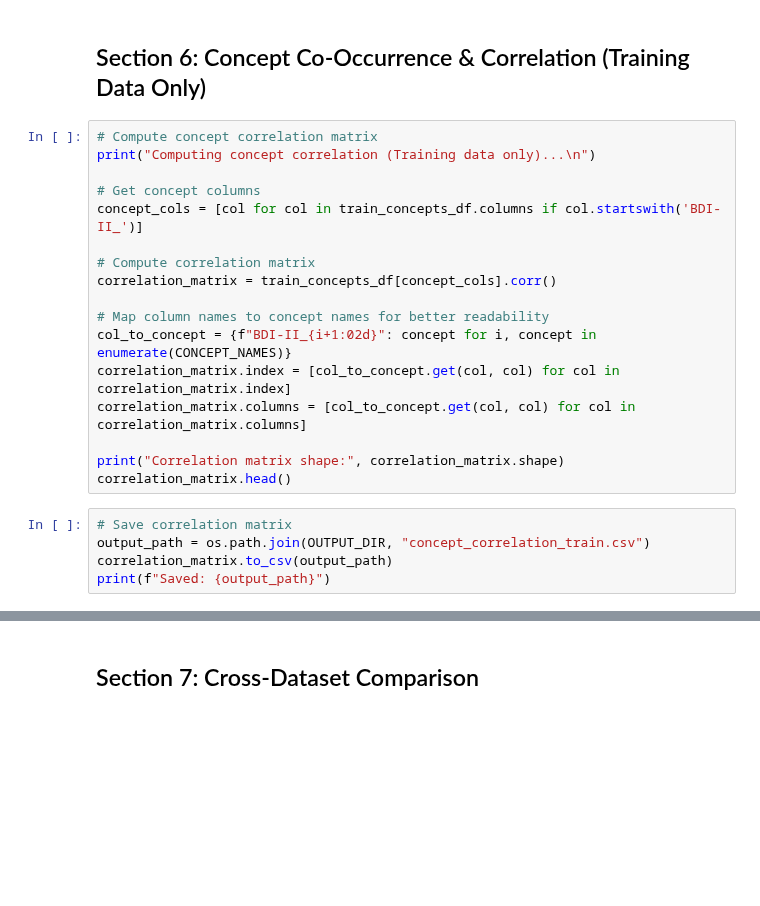
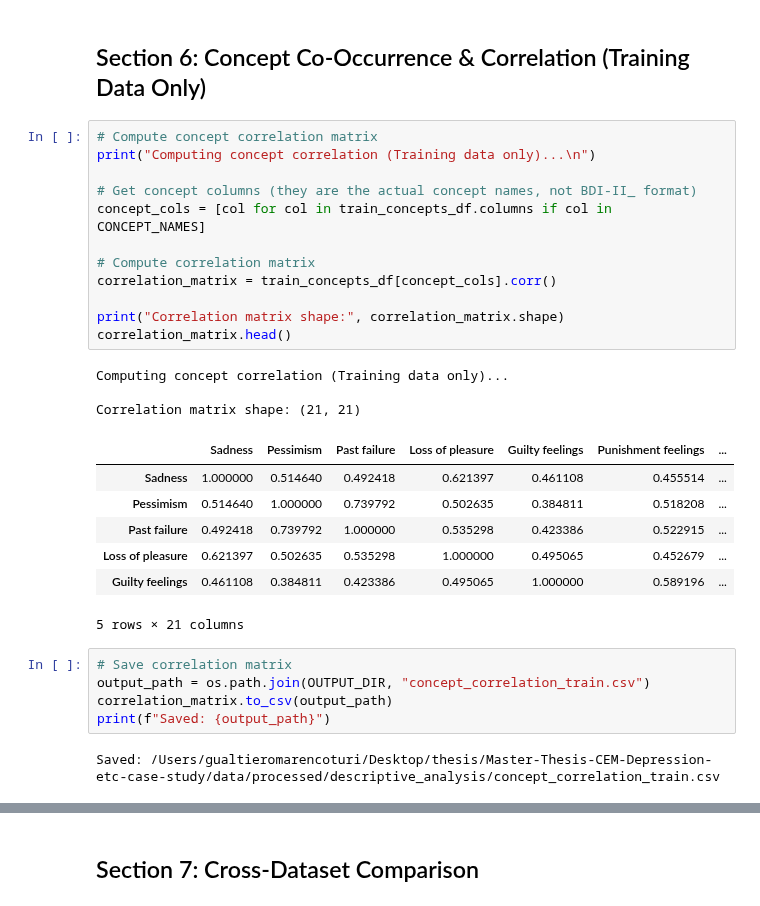
Before and after one commit to Gualtier0/Master-Thesis-CEM-Depression-case-study, a Jupyter notebook: whole_attention_pipeline/alternative_pipeline/00_descriptive_analysis.ipynb, the cells around one changed output, grey strips where cells are left out. Cells and saved outputs as stored; diff of their text form; blank space fills up the shorter version.

```diff
--- a/whole_attention_pipeline/alternative_pipeline/00_descriptive_analysis.ipynb
+++ b/whole_attention_pipeline/alternative_pipeline/00_descriptive_analysis.ipynb
@@ -720,25 +753,33 @@ plt.show()
 # %%
 # Compute concept correlation matrix
 print("Computing concept correlation (Training data only)...\n")
 
-# Get concept columns
-concept_cols = [col for col in train_concepts_df.columns if col.startswith('BDI-II_')]
+# Get concept columns (they are the actual concept names, not BDI-II_ format)
+concept_cols = [col for col in train_concepts_df.columns if col in CONCEPT_NAMES]
 
 # Compute correlation matrix
 correlation_matrix = train_concepts_df[concept_cols].corr()
 
-# Map column names to concept names for better readability
-col_to_concept = {f"BDI-II_{i+1:02d}": concept for i, concept in enumerate(CONCEPT_NAMES)}
-correlation_matrix.index = [col_to_concept.get(col, col) for col in correlation_matrix.index]
-correlation_matrix.columns = [col_to_concept.get(col, col) for col in correlation_matrix.columns]
-
 print("Correlation matrix shape:", correlation_matrix.shape)
 correlation_matrix.head()
+# %% [output]
+Computing concept correlation (Training data only)...
+
+Correlation matrix shape: (21, 21)
+|  | Sadness | Pessimism | Past failure | Loss of pleasure | Guilty feelings | Punishment feelings | ... |
+| Sadness | 1.000000 | 0.514640 | 0.492418 | 0.621397 | 0.461108 | 0.455514 | ... |
+| Pessimism | 0.514640 | 1.000000 | 0.739792 | 0.502635 | 0.384811 | 0.518208 | ... |
+| Past failure | 0.492418 | 0.739792 | 1.000000 | 0.535298 | 0.423386 | 0.522915 | ... |
+| Loss of pleasure | 0.621397 | 0.502635 | 0.535298 | 1.000000 | 0.495065 | 0.452679 | ... |
+| Guilty feelings | 0.461108 | 0.384811 | 0.423386 | 0.495065 | 1.000000 | 0.589196 | ... |
+5 rows × 21 columns
 # %%
 # Save correlation matrix
 output_path = os.path.join(OUTPUT_DIR, "concept_correlation_train.csv")
 correlation_matrix.to_csv(output_path)
 print(f"Saved: {output_path}")
+# %% [output]
+Saved: /Users/gualtieromarencoturi/Desktop/thesis/Master-Thesis-CEM-Depression-etc-case-study/data/processed/descriptive_analysis/concept_correlation_train.csv
 # %%
 # Find highly correlated concept pairs
 print("Highly correlated concept pairs (correlation > 0.5):\n")
```
Also changed, not shown: parts of 13 cells of this notebook.
